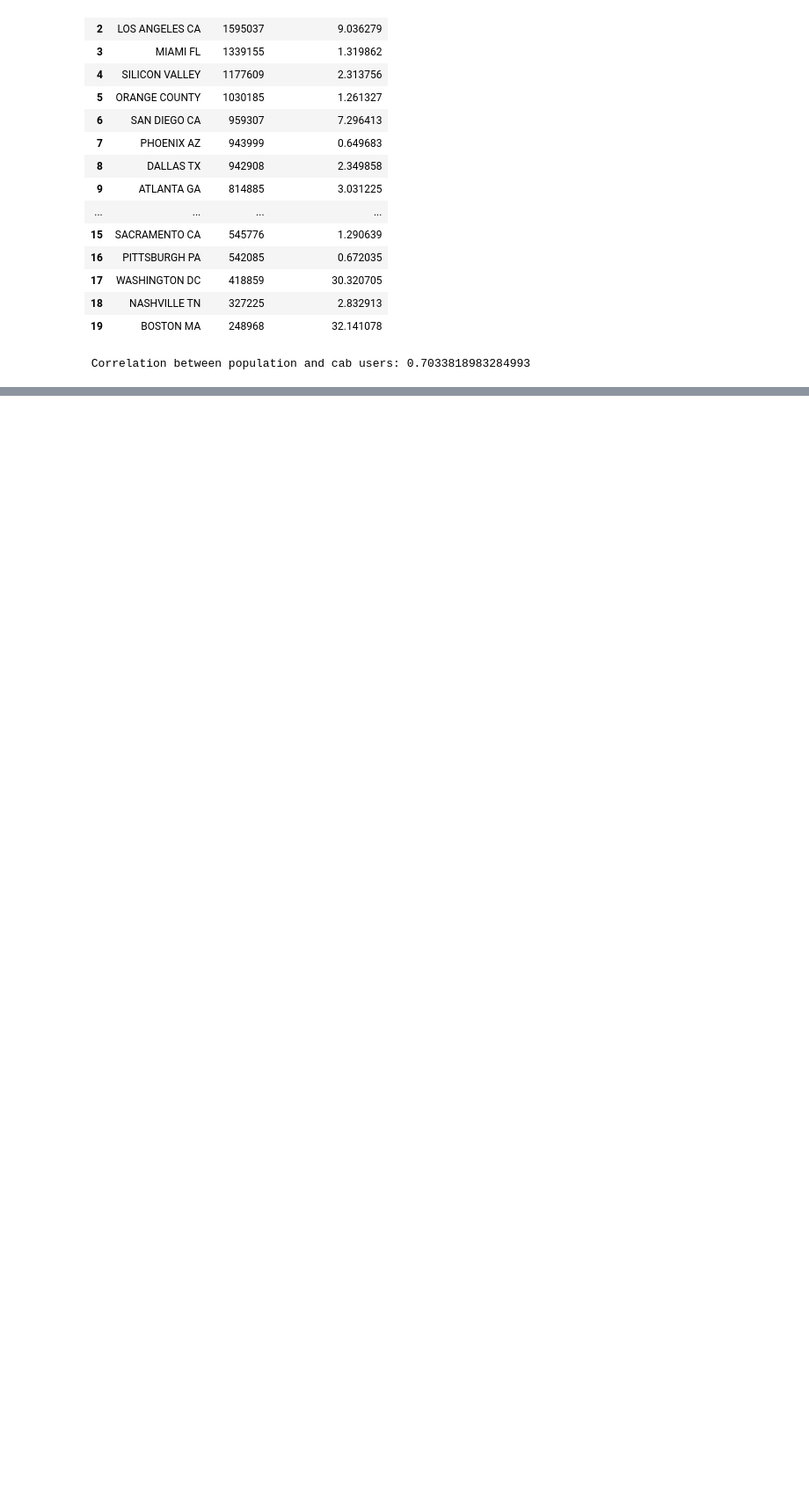
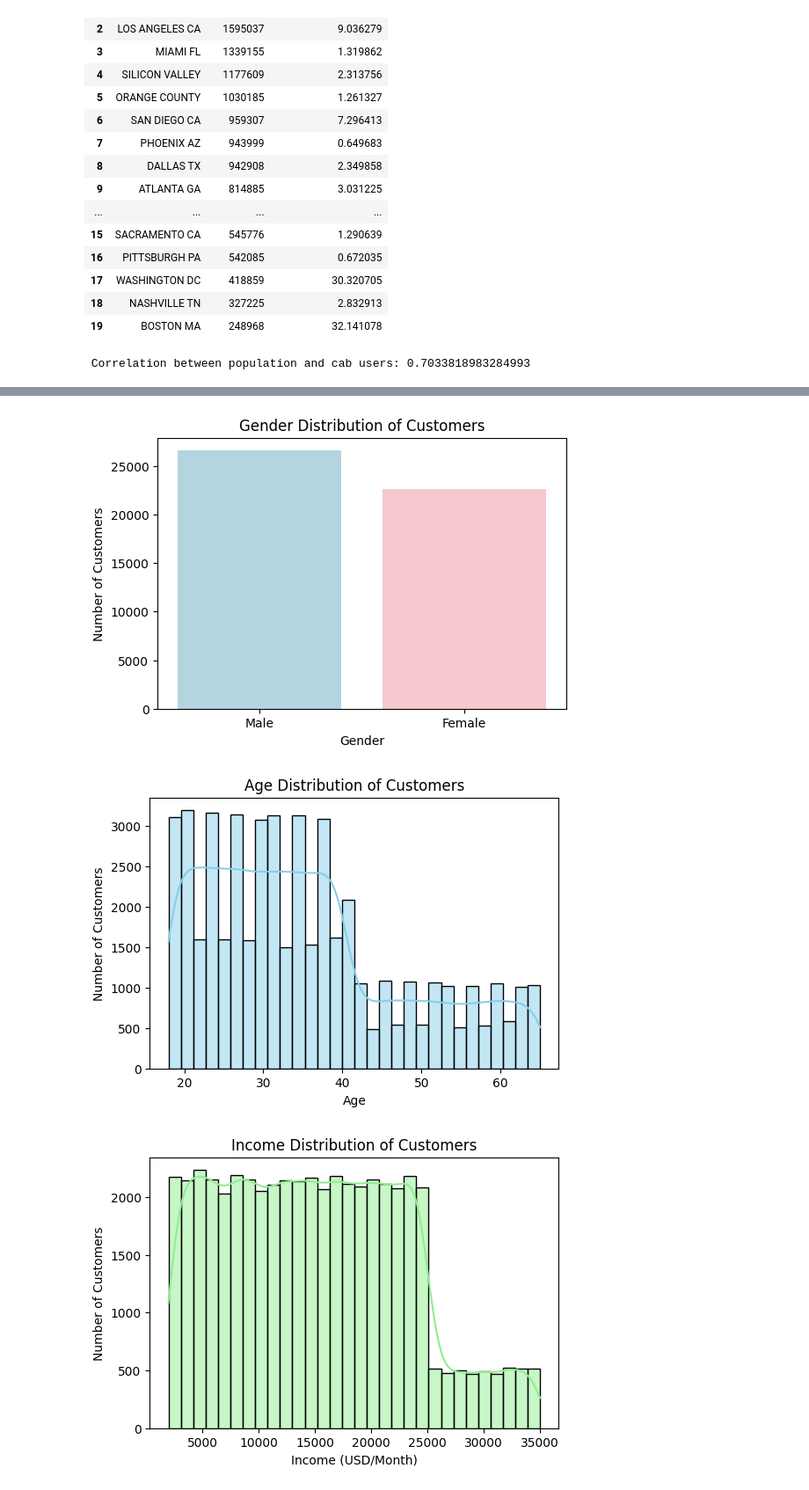
Before and after one commit to matthewiversen/data-glacier-internship, a Jupyter notebook: week-2/notebook.ipynb, the cells around one changed output, grey strips where cells are left out. Shown at 88% size. Saved outputs shown, nothing was run; the diff lists cells and outputs as text; code cells hidden in the pictures; blank space fills up the shorter version.

Commit message:
starting merged data analysis

```diff
--- a/week-2/notebook.ipynb
+++ b/week-2/notebook.ipynb
@@ -613,0 +615,36 @@ print(f" Correlation between population and cab users: {correlation_value}")
+# %%
+# Gender Distribution
+plt.figure(figsize=(6, 4))
+sb.countplot(data=customer_data, x='Gender', palette=['lightblue', 'pink'], hue='Gender')
+plt.title('Gender Distribution of Customers')
+plt.ylabel('Number of Customers')
+plt.show()
+
+# Age Distribution
+plt.figure(figsize=(6, 4))
+sb.histplot(customer_data['Age'], bins=30, color='skyblue', kde=True)
+plt.title('Age Distribution of Customers')
+plt.xlabel('Age')
+plt.ylabel('Number of Customers')
+plt.show()
+
+# Income Distribution
+plt.figure(figsize=(6, 4))
+sb.histplot(customer_data['Income (USD/Month)'], bins=30, color='lightgreen', kde=True)
+plt.title('Income Distribution of Customers')
+plt.xlabel('Income (USD/Month)')
+plt.ylabel('Number of Customers')
+plt.show()
+
+# Bivariate Analysis
+# Income Variation Across Genders
+plt.figure(figsize=(6, 4))
+sb.boxplot(data=customer_data, x='Gender', y='Income (USD/Month)', palette=['pink', 'lightblue'], hue='Gender')
+plt.title('Income Distribution by Gender')
+plt.ylabel('Income (USD/Month)')
+plt.xlabel('Gender')
+plt.show()
+# %% [output]
+[figure, added]
+[figure, added]
+[figure, added]
```
Also changed, not shown: parts of 11 cells of this notebook.
